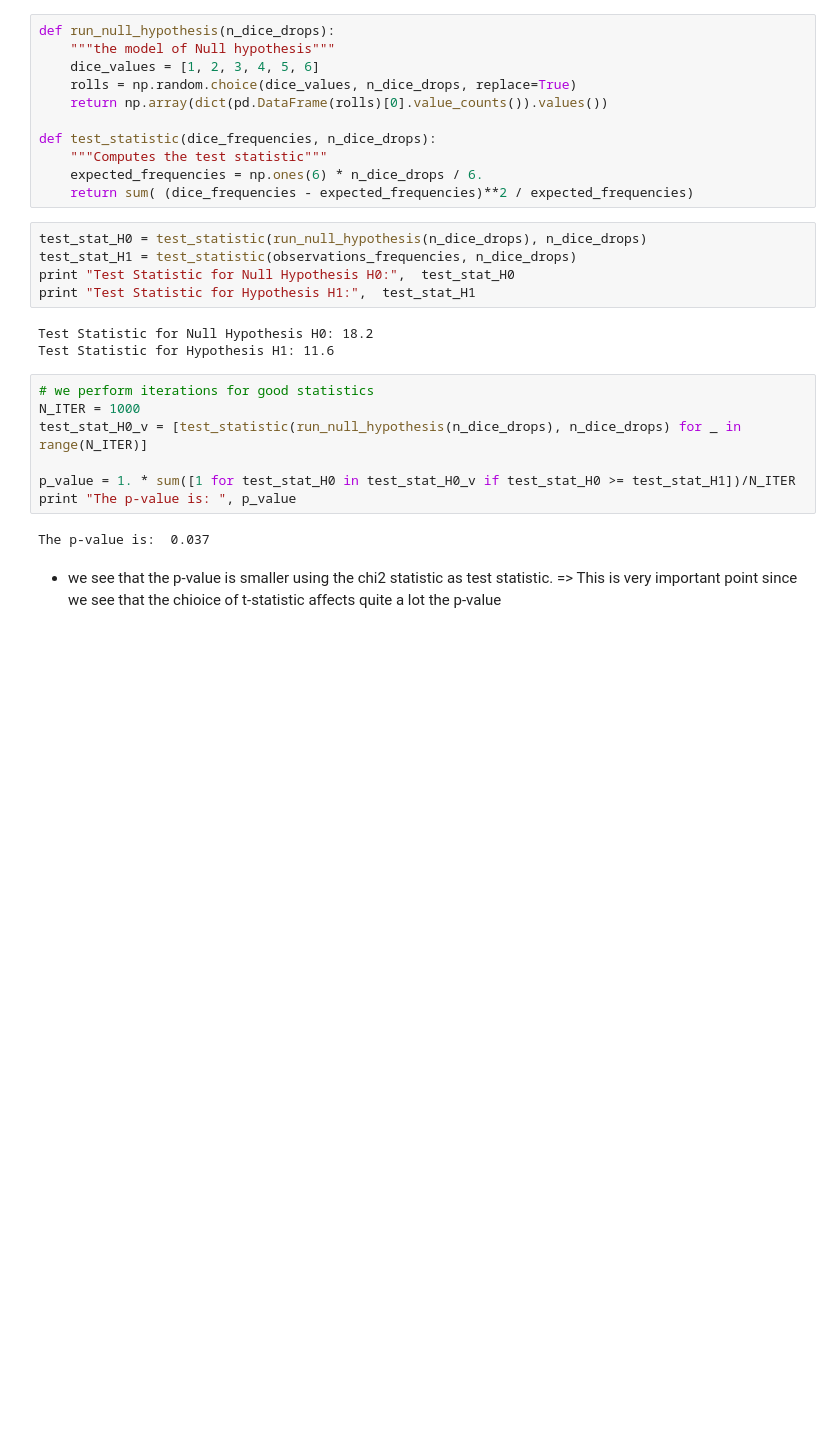
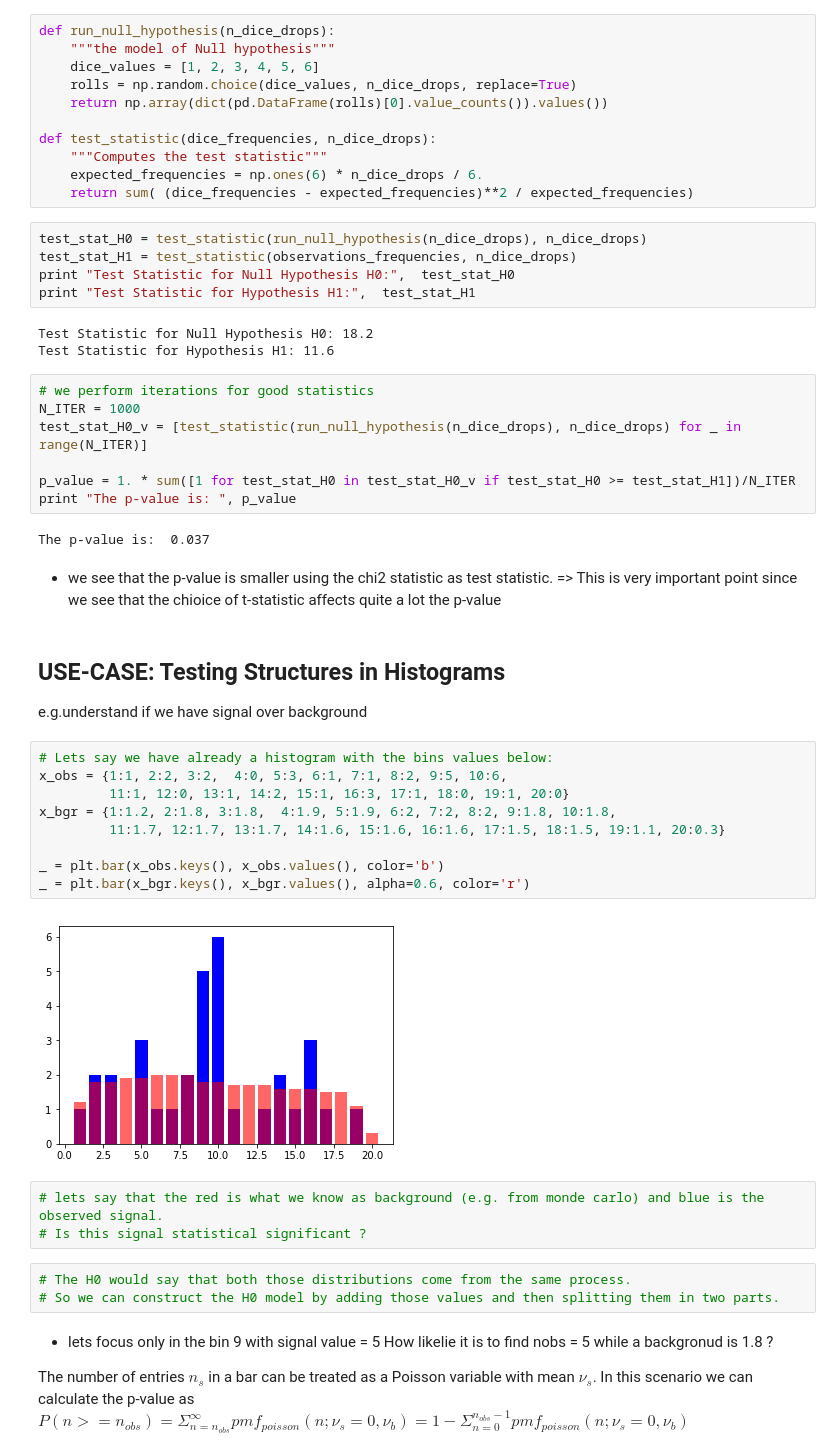
Before and after one commit to tsarouch/data_science_references_python, a Jupyter notebook: core/Hypothesis_Testing.ipynb, the cells around one changed output. Cells and saved outputs as stored; diff of their text form; blank space fills up the shorter version.

Commit message:
Added hypothesis test of signal significance

```diff
--- a/core/Hypothesis_Testing.ipynb
+++ b/core/Hypothesis_Testing.ipynb
@@ -238,3 +238,30 @@ The p-value is:  0.037
 # %% [markdown]
 - we see that the p-value is smaller using the chi2 statistic as test statistic.
 => This is very important point since we see that the chioice of t-statistic affects quite a lot the p-value
+# %% [markdown]
+## USE-CASE: Testing Structures in Histograms
+e.g.understand if we have signal over background
+# %%
+# Lets say we have already a histogram with the bins values below:
+x_obs = {1:1, 2:2, 3:2,  4:0, 5:3, 6:1, 7:1, 8:2, 9:5, 10:6,
+         11:1, 12:0, 13:1, 14:2, 15:1, 16:3, 17:1, 18:0, 19:1, 20:0}
+x_bgr = {1:1.2, 2:1.8, 3:1.8,  4:1.9, 5:1.9, 6:2, 7:2, 8:2, 9:1.8, 10:1.8,
+         11:1.7, 12:1.7, 13:1.7, 14:1.6, 15:1.6, 16:1.6, 17:1.5, 18:1.5, 19:1.1, 20:0.3}
+
+_ = plt.bar(x_obs.keys(), x_obs.values(), color='b')
+_ = plt.bar(x_bgr.keys(), x_bgr.values(), alpha=0.6, color='r')
+# %% [output]
+[figure, added]
+# %%
+# lets say that the red is what we know as background (e.g. from monde carlo) and blue is the observed signal.
+# Is this signal statistical significant ?
+# %%
+# The H0 would say that both those distributions come from the same process.
+# So we can construct the H0 model by adding those values and then splitting them in two parts.
+# %% [markdown]
+- lets focus only in the bin 9 with signal value = 5
+How likelie it is to find nobs = 5 while a backgronud is 1.8 ?
+
+The number of entries $n_s$ in a bar can be treated as a Poisson variable with mean $\nu_s$.
+In this scenario we can calculate the p-value as
+$P(n>= n_{obs}) = \Sigma_{n=n_{obs}}^{\infty} pmf_{poisson}(n;\nu_s=0, \nu_b) = 1 - \Sigma_{n=0}^{n_{obs}-1} pmf_{poisson}(n;\nu_s=0, \nu_b) $
```
Also changed, not shown: parts of 6 cells of this notebook.
